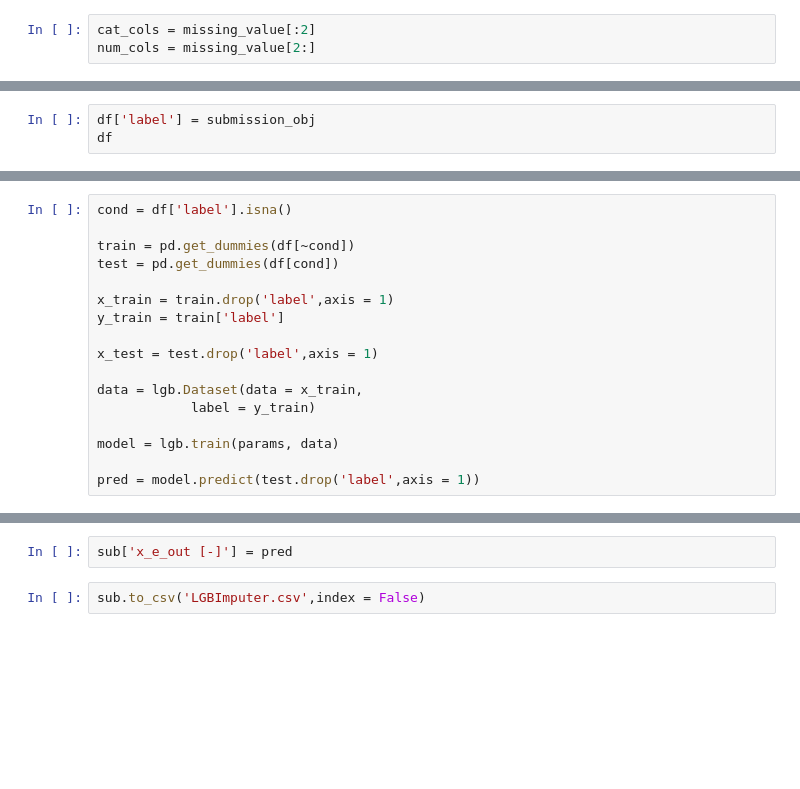
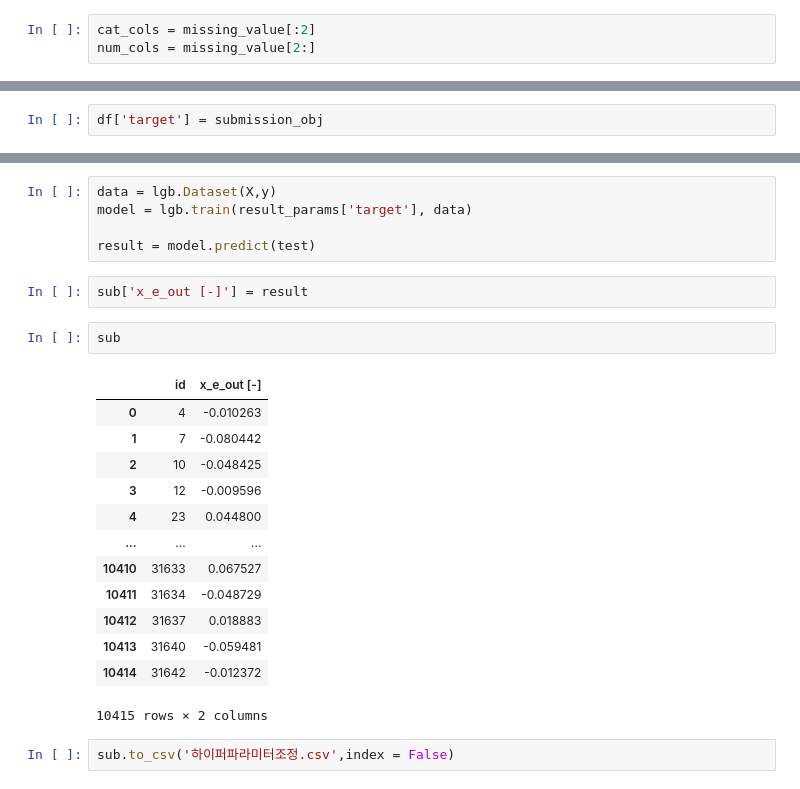
Before and after one commit to yonghyeun/Machine-learning, a Jupyter notebook: 경진대회/[캐글] PlayGround S3_EP15 결측값 대치법.ipynb, the cells around one changed output, grey strips where cells are left out. Saved outputs shown, nothing was run; the diff lists cells and outputs as text; blank space fills up the shorter version.

Commit message:
하이퍼파라미터 튜닝

```diff
--- a/경진대회/[캐글] PlayGround S3_EP15 결측값 대치법.ipynb
+++ b/경진대회/[캐글] PlayGround S3_EP15 결측값 대치법.ipynb
@@ -405,3 +532,2 @@ df
 # %%
-df['label'] = submission_obj
-df
+df['target'] = submission_obj
@@ -422,17 +533,0 @@ df
-# %%
-cond = df['label'].isna()
-
-train = pd.get_dummies(df[~cond])
-test = pd.get_dummies(df[cond])
-
-x_train = train.drop('label',axis = 1)
-y_train = train['label']
-
-x_test = test.drop('label',axis = 1)
-
-data = lgb.Dataset(data = x_train,
-            label = y_train)
-
-model = lgb.train(params, data)
-
-pred = model.predict(test.drop('label',axis = 1))
@@ -439,4 +642,25 @@ pred = model.predict(test.drop('label',axis = 1))
+# %%
+data = lgb.Dataset(X,y)
+model = lgb.train(result_params['target'], data)
+
+result = model.predict(test)
 # %%
-sub['x_e_out [-]'] = pred
+sub['x_e_out [-]'] = result
+# %%
+sub
+# %% [output]
+|  | id | x_e_out [-] |
+| 0 | 4 | -0.010263 |
+| 1 | 7 | -0.080442 |
+| 2 | 10 | -0.048425 |
+| 3 | 12 | -0.009596 |
+| 4 | 23 | 0.044800 |
+| ... | ... | ... |
+| 10410 | 31633 | 0.067527 |
+| 10411 | 31634 | -0.048729 |
+| 10412 | 31637 | 0.018883 |
+| 10413 | 31640 | -0.059481 |
+| 10414 | 31642 | -0.012372 |
+10415 rows × 2 columns
 # %%
-sub.to_csv('LGBImputer.csv',index = False)
+sub.to_csv('하이퍼파라미터조정.csv',index = False)
```
Also changed, not shown: parts of 23 cells of this notebook.
